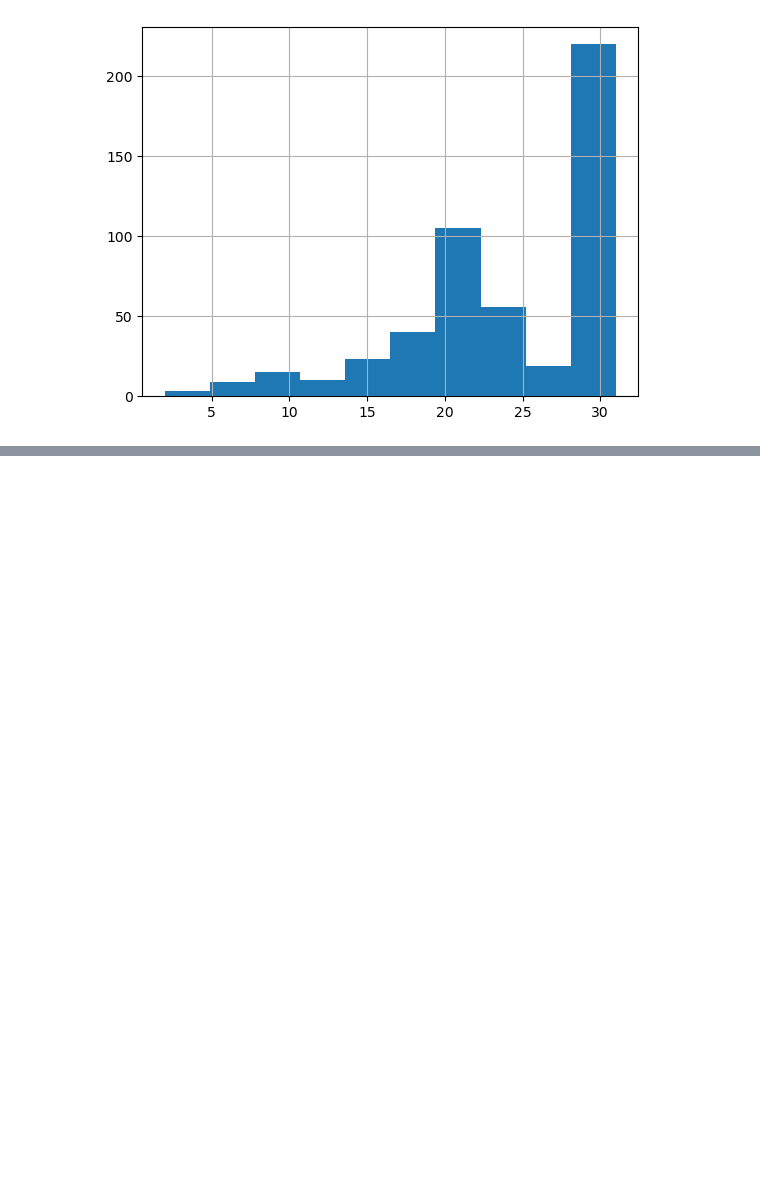
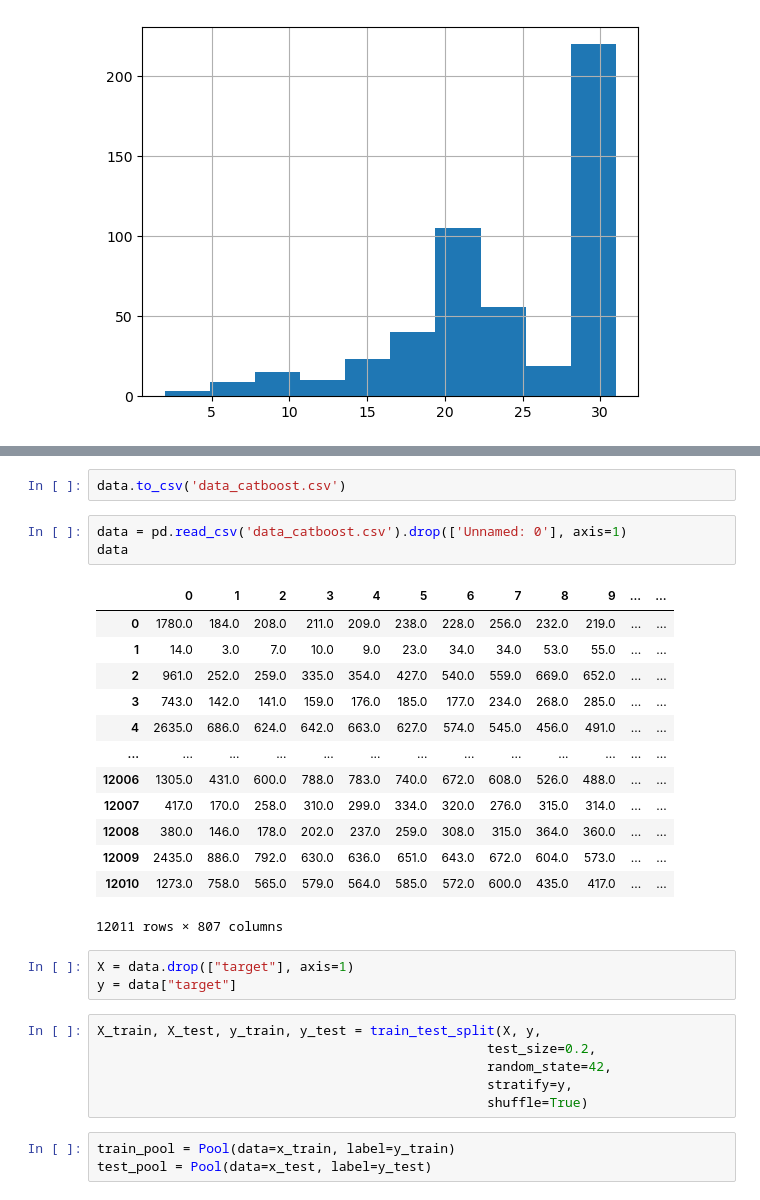
Before and after one commit to yaromirgusev/course_work, a Jupyter notebook: course_work.ipynb, the cells around one changed output, grey strips where cells are left out. Saved outputs shown, nothing was run; the diff lists cells and outputs as text; blank space fills up the shorter version.

Commit message:
added pca and catboost as ml ideas

```diff
--- a/course_work.ipynb
+++ b/course_work.ipynb
@@ -110,0 +216,31 @@ KeyboardInterrupt:
+# %%
+data.to_csv('data_catboost.csv')
+# %%
+data = pd.read_csv('data_catboost.csv').drop(['Unnamed: 0'], axis=1)
+data
+# %% [output]
+|  | 0 | 1 | 2 | 3 | 4 | 5 | 6 | 7 | 8 | 9 | ... | ... |
+| 0 | 1780.0 | 184.0 | 208.0 | 211.0 | 209.0 | 238.0 | 228.0 | 256.0 | 232.0 | 219.0 | ... | ... |
+| 1 | 14.0 | 3.0 | 7.0 | 10.0 | 9.0 | 23.0 | 34.0 | 34.0 | 53.0 | 55.0 | ... | ... |
+| 2 | 961.0 | 252.0 | 259.0 | 335.0 | 354.0 | 427.0 | 540.0 | 559.0 | 669.0 | 652.0 | ... | ... |
+| 3 | 743.0 | 142.0 | 141.0 | 159.0 | 176.0 | 185.0 | 177.0 | 234.0 | 268.0 | 285.0 | ... | ... |
+| 4 | 2635.0 | 686.0 | 624.0 | 642.0 | 663.0 | 627.0 | 574.0 | 545.0 | 456.0 | 491.0 | ... | ... |
+| ... | ... | ... | ... | ... | ... | ... | ... | ... | ... | ... | ... | ... |
+| 12006 | 1305.0 | 431.0 | 600.0 | 788.0 | 783.0 | 740.0 | 672.0 | 608.0 | 526.0 | 488.0 | ... | ... |
+| 12007 | 417.0 | 170.0 | 258.0 | 310.0 | 299.0 | 334.0 | 320.0 | 276.0 | 315.0 | 314.0 | ... | ... |
+| 12008 | 380.0 | 146.0 | 178.0 | 202.0 | 237.0 | 259.0 | 308.0 | 315.0 | 364.0 | 360.0 | ... | ... |
+| 12009 | 2435.0 | 886.0 | 792.0 | 630.0 | 636.0 | 651.0 | 643.0 | 672.0 | 604.0 | 573.0 | ... | ... |
+| 12010 | 1273.0 | 758.0 | 565.0 | 579.0 | 564.0 | 585.0 | 572.0 | 600.0 | 435.0 | 417.0 | ... | ... |
+12011 rows × 807 columns
+# %%
+X = data.drop(["target"], axis=1)
+y = data["target"]
+# %%
+X_train, X_test, y_train, y_test = train_test_split(X, y,
+                                                  test_size=0.2,
+                                                  random_state=42,
+                                                  stratify=y,
+                                                  shuffle=True)
+# %%
+train_pool = Pool(data=x_train, label=y_train)
+test_pool = Pool(data=x_test, label=y_test)
```
Also changed, not shown: parts of 21 cells of this notebook, 9 other files.
